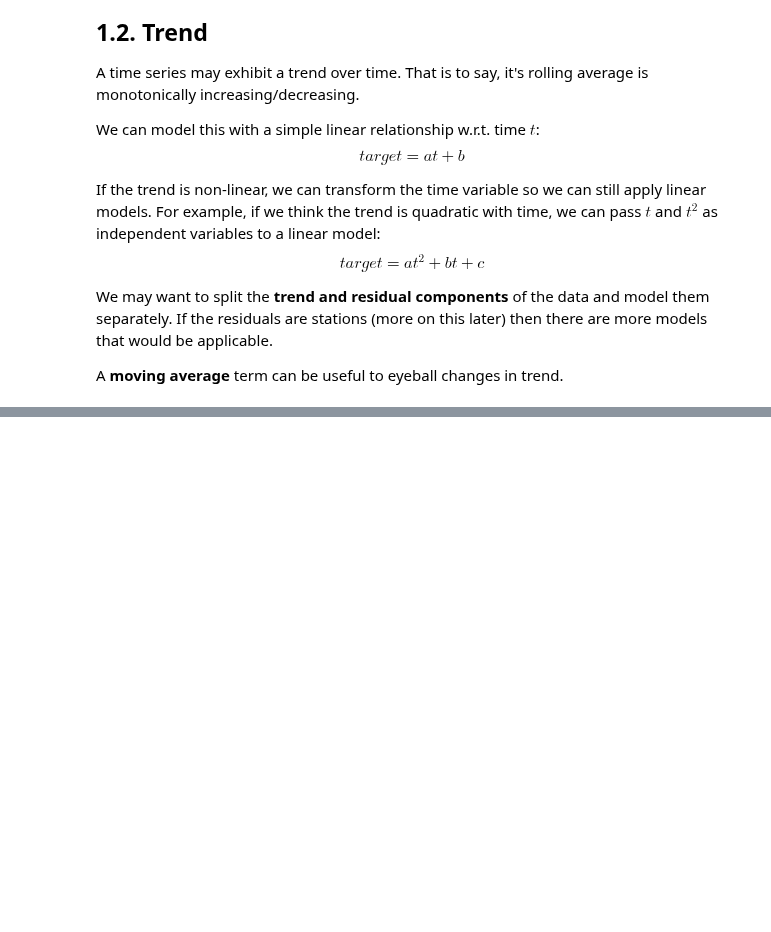
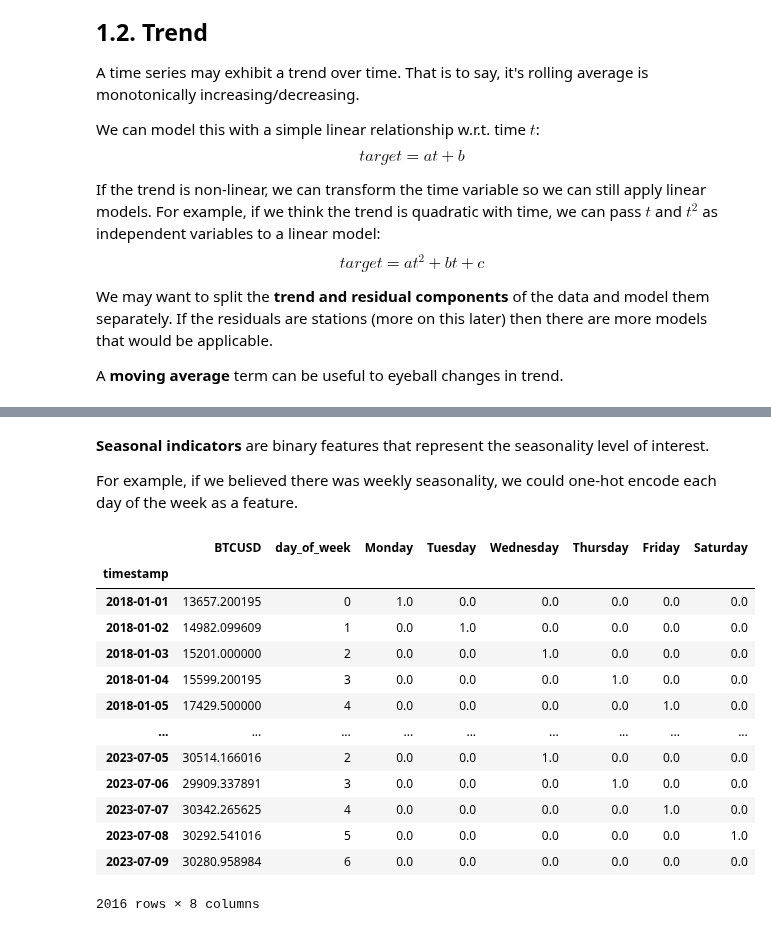
Before and after one commit to gjohl/gjohl.github.io, a Jupyter notebook: posts/ml/timeseries/timeseries.ipynb, the cells around one changed output, grey strips where cells are left out. Saved outputs shown, nothing was run; the diff lists cells and outputs as text; code cells hidden in the pictures; blank space fills up the shorter version.

```diff
--- a/posts/ml/timeseries/timeseries.ipynb
+++ b/posts/ml/timeseries/timeseries.ipynb
@@ -70,0 +82,5 @@ plot_ma_df.plot()
+# %%
+plot_seasonal_df = df[['BTCUSD']].copy()
+plot_seasonal_df['day_of_week'] = plot_seasonal_df.index.dayofweek
+
+plot_seasonal_df.tail(50).set_index('day_of_week').plot()
@@ -70,0 +89,28 @@ plot_ma_df.plot()
+# %% [markdown]
+**Seasonal indicators** are binary features that represent the seasonality level of interest.
+
+For example, if we believed there was weekly seasonality, we could one-hot encode each day of the week as a feature.
+# %%
+plot_seasonal_df['Monday'] = (plot_seasonal_df['day_of_week'] == 0) * 1.
+plot_seasonal_df['Tuesday'] = (plot_seasonal_df['day_of_week'] == 1) * 1.
+plot_seasonal_df['Wednesday'] = (plot_seasonal_df['day_of_week'] == 2) * 1.
+plot_seasonal_df['Thursday'] = (plot_seasonal_df['day_of_week'] == 3) * 1.
+plot_seasonal_df['Friday'] = (plot_seasonal_df['day_of_week'] == 4) * 1.
+plot_seasonal_df['Saturday'] = (plot_seasonal_df['day_of_week'] == 5) * 1.
+
+plot_seasonal_df
+# %% [output]
+|  | BTCUSD | day_of_week | Monday | Tuesday | Wednesday | Thursday | Friday | Saturday |
+| timestamp |  |  |  |  |  |  |  |  |
+| 2018-01-01 | 13657.200195 | 0 | 1.0 | 0.0 | 0.0 | 0.0 | 0.0 | 0.0 |
+| 2018-01-02 | 14982.099609 | 1 | 0.0 | 1.0 | 0.0 | 0.0 | 0.0 | 0.0 |
+| 2018-01-03 | 15201.000000 | 2 | 0.0 | 0.0 | 1.0 | 0.0 | 0.0 | 0.0 |
+| 2018-01-04 | 15599.200195 | 3 | 0.0 | 0.0 | 0.0 | 1.0 | 0.0 | 0.0 |
+| 2018-01-05 | 17429.500000 | 4 | 0.0 | 0.0 | 0.0 | 0.0 | 1.0 | 0.0 |
+| ... | ... | ... | ... | ... | ... | ... | ... | ... |
+| 2023-07-05 | 30514.166016 | 2 | 0.0 | 0.0 | 1.0 | 0.0 | 0.0 | 0.0 |
+| 2023-07-06 | 29909.337891 | 3 | 0.0 | 0.0 | 0.0 | 1.0 | 0.0 | 0.0 |
+| 2023-07-07 | 30342.265625 | 4 | 0.0 | 0.0 | 0.0 | 0.0 | 1.0 | 0.0 |
+| 2023-07-08 | 30292.541016 | 5 | 0.0 | 0.0 | 0.0 | 0.0 | 0.0 | 1.0 |
+| 2023-07-09 | 30280.958984 | 6 | 0.0 | 0.0 | 0.0 | 0.0 | 0.0 | 0.0 |
+2016 rows × 8 columns
```
Also changed, not shown: parts of 14 cells of this notebook, 6 other files.
